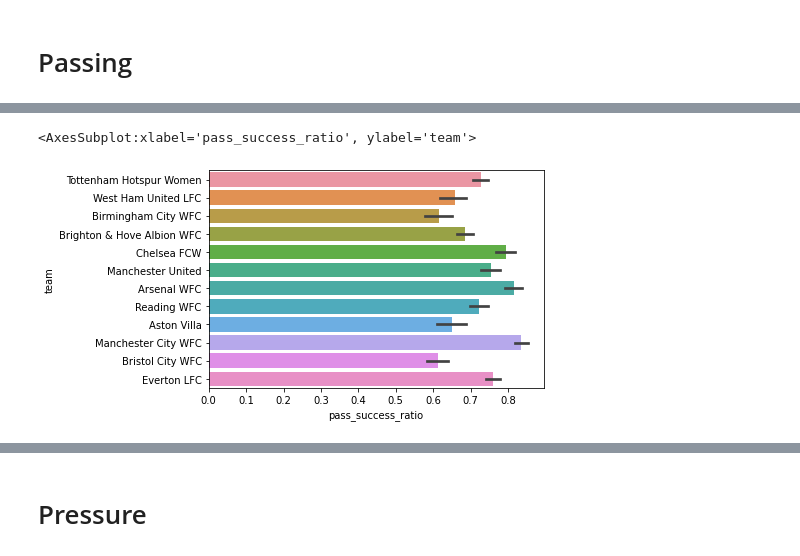
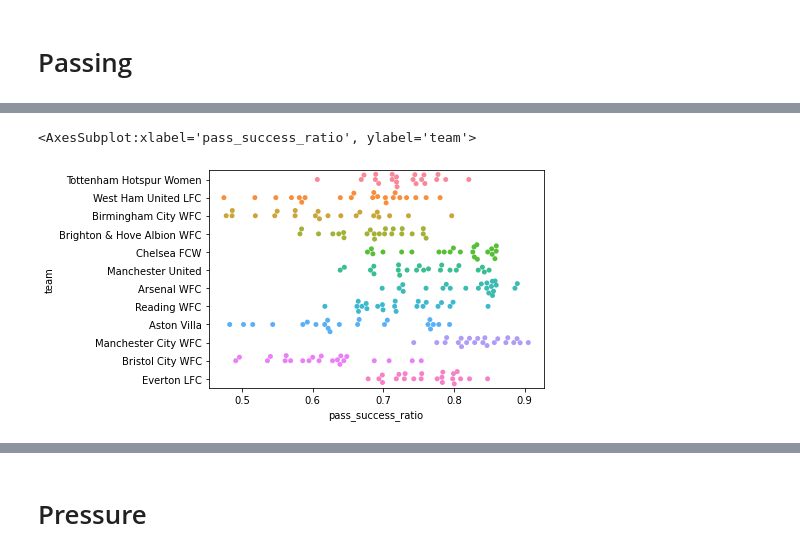
Before and after one commit to Duncan-Hunter/statsbomb_features, a Jupyter notebook: modelling.ipynb, the cells around one changed output, grey strips where cells are left out. Cells and saved outputs as stored; diff of their text form; code cells hidden in the pictures.

```diff
--- a/modelling.ipynb
+++ b/modelling.ipynb
@@ -61,5 +74,5 @@ sns.barplot(y="team", x="pass_long_ratio", data=wsl_features)
 # %%
-sns.barplot(y="team", x="pass_success_ratio", data=wsl_features)
+sns.swarmplot(y="team", x="pass_success_ratio", data=wsl_features)
 # %% [output]
 <AxesSubplot:xlabel='pass_success_ratio', ylabel='team'>
-[figure, old version]
+[figure, new version]
```
Also changed, not shown: parts of 12 cells of this notebook, 1 other file.
